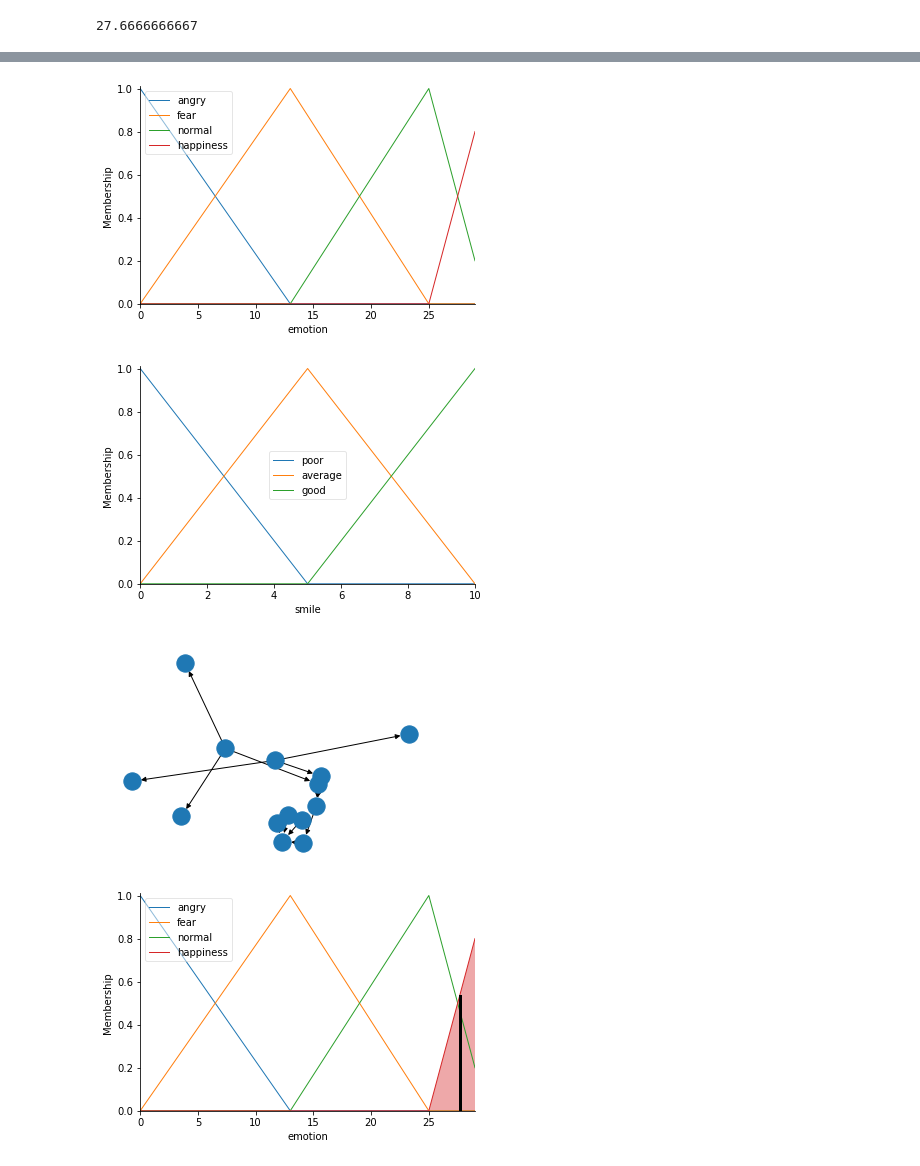
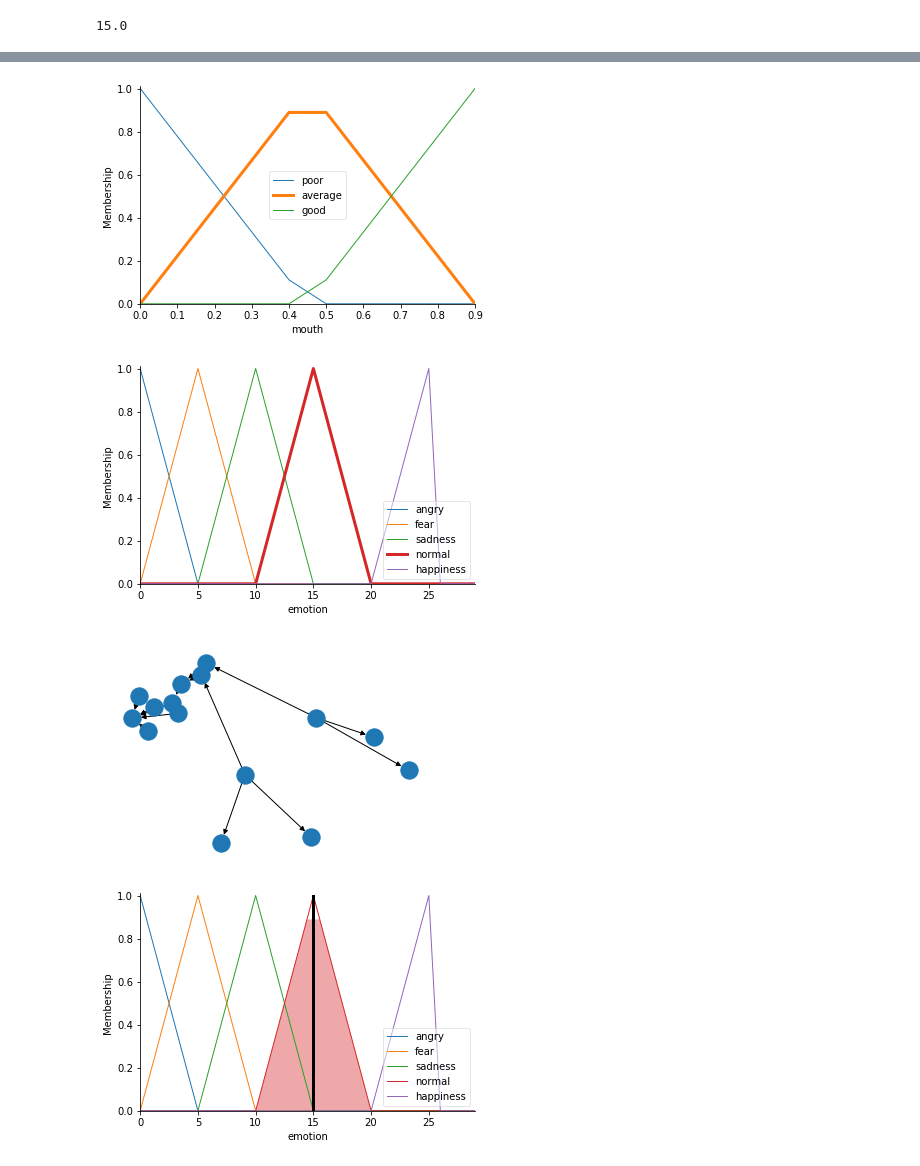
Before and after one commit to khoczkiewicz/Face-Expression-Recognition, a Jupyter notebook: Tim-Roth-Coefficient.ipynb, the cells around one changed output, grey strips where cells are left out. Saved outputs shown, nothing was run; the diff lists cells and outputs as text; code cells hidden in the pictures.

Commit message:
Rules update

```diff
--- a/Tim-Roth-Coefficient.ipynb
+++ b/Tim-Roth-Coefficient.ipynb
@@ -137,9 +137,9 @@ from skfuzzy import control as ctrl
 
 # New Antecedent/Consequent objects hold universe variables and membership
 # functions
-smile = ctrl.Antecedent(np.arange(0, 11, 1), 'smile')
-eyebrows = ctrl.Antecedent(np.arange(0, 11, 1), 'eyebrows')
-mouth = ctrl.Antecedent(np.arange(0, 11, 1), 'mouth')
+smile = ctrl.Antecedent(np.arange(0, 1, 0.1), 'smile')
+eyebrows = ctrl.Antecedent(np.arange(0, 1, 0.1), 'eyebrows')
+mouth = ctrl.Antecedent(np.arange(0, 1, 0.1), 'mouth')
 emotion = ctrl.Consequent(np.arange(0, 30, 1), 'emotion')
 
 # Auto-membership function population is possible with .automf(3, 5, or 7)
@@ -149,38 +149,40 @@ mouth.automf(3)
 
 # Custom membership functions can be built interactively with a familiar,
 # Pythonic API
-emotion['angry'] = fuzz.trimf(emotion.universe, [0, 0, 13])
-emotion['fear'] = fuzz.trimf(emotion.universe, [0, 13, 25])
-emotion['normal'] = fuzz.trimf(emotion.universe, [13, 25, 30])
-emotion['happiness'] = fuzz.trimf(emotion.universe, [25, 30, 30])
+emotion['angry'] = fuzz.trimf(emotion.universe, [0, 0, 5])
+emotion['fear'] = fuzz.trimf(emotion.universe, [0, 5, 10])
+emotion['sadness'] = fuzz.trimf(emotion.universe, [5, 10, 15])
+emotion['normal'] = fuzz.trimf(emotion.universe, [10, 15, 20])
+emotion['happiness'] = fuzz.trimf(emotion.universe, [15, 20, 35])
 
 # You can see how these look with .view()
+smile['average'].view()
 eyebrows['average'].view()
-mouth.view()
-emotion.view()
-smile.view()
+mouth['average'].view()
+emotion['normal'].view()
 
 rule1 = ctrl.Rule(eyebrows['poor'] & mouth['poor'], emotion['angry'])
 rule2 = ctrl.Rule(eyebrows['poor'] & mouth['good'], emotion['fear'])
-rule3 = ctrl.Rule(eyebrows['average'] | mouth['average'], emotion['normal'])
-rule3 = ctrl.Rule(smile['good'], emotion['happiness'])
+rule3 = ctrl.Rule(eyebrows['poor'], emotion['sadness'])
+rule4 = ctrl.Rule(eyebrows['average'] & mouth['average'], emotion['normal'])
+rule5 = ctrl.Rule(smile['good'], emotion['happiness'])
 
 rule1.view()
 
-tipping_ctrl = ctrl.ControlSystem([rule1, rule2, rule3])
+expression_ctrl = ctrl.ControlSystem([rule1, rule2, rule3, rule4, rule5])
 
-tipping = ctrl.ControlSystemSimulation(tipping_ctrl)
+expression = ctrl.ControlSystemSimulation(expression_ctrl)
 
 # Pass inputs to the ControlSystem using Antecedent labels with Pythonic API
 # Note: if you like passing many inputs all at once, use .inputs(dict_of_data)
-tipping.input['eyebrows'] = 6.5
-tipping.input['mouth'] = 9.8
-tipping.input['smile'] = 9.8
+expression.input['eyebrows'] = 0.5
+expression.input['mouth'] = 0.5
+expression.input['smile'] = 0
 
 # Crunch the numbers
-tipping.compute()
+expression.compute()
 
-print(tipping.output['emotion'])
-emotion.view(sim=tipping)
+print(expression.output['emotion'])
+emotion.view(sim=expression)
 # %% [output]
-27.6666666667
+15.0
@@ -189,4 +191,4 @@ emotion.view(sim=tipping)
-[figure, old version]
+[figure, new version]
-[figure, old version]
+[figure, new version]
-[figure, old version]
+[figure, new version]
-[figure, old version]
+[figure, new version]
```
Also changed, not shown: parts of 1 cell of this notebook.
